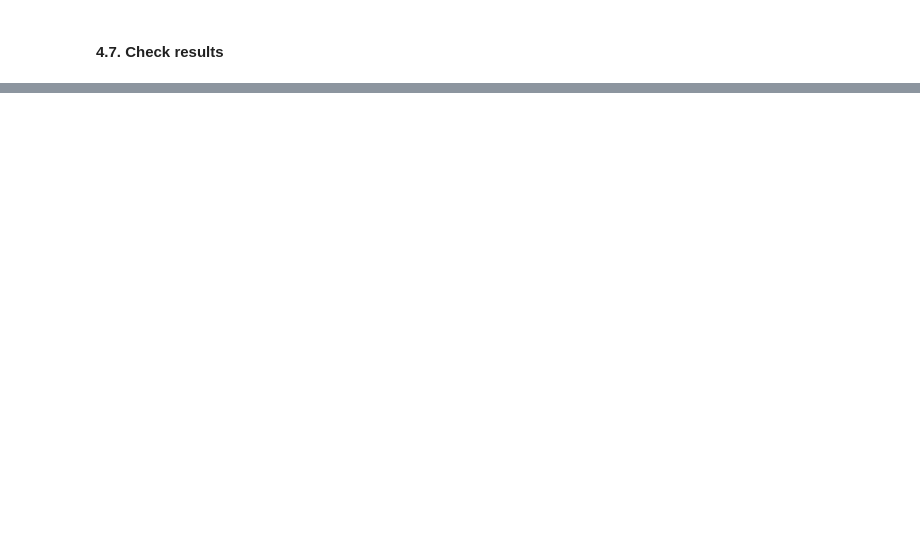
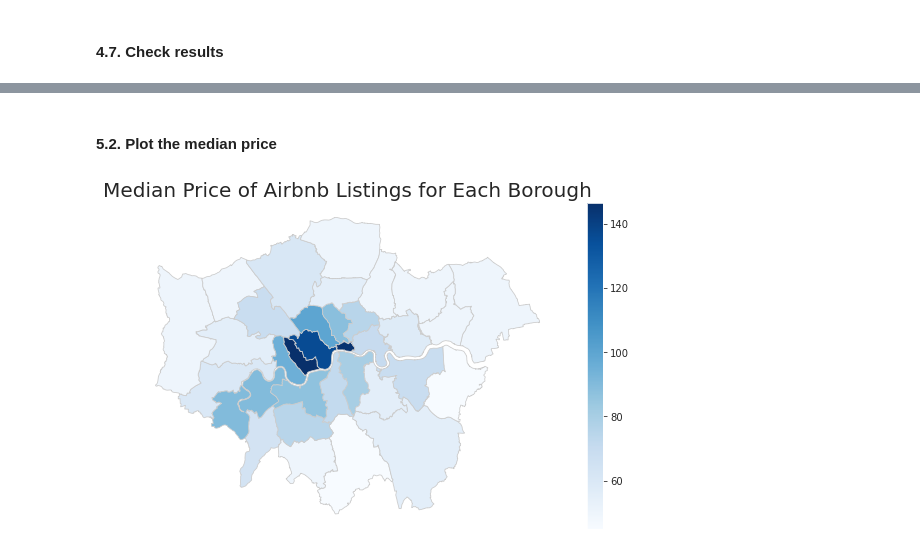
Before and after one commit to joeylizh/i2p, a Jupyter notebook: assessments/coursework3/Assessment_3_Reproducible_Analysis.ipynb, the cells around one changed output, grey strips where cells are left out. Cells and saved outputs as stored; diff of their text form; code cells hidden in the pictures; blank space fills up the shorter version.

```diff
--- a/assessments/coursework3/Assessment_3_Reproducible_Analysis.ipynb
+++ b/assessments/coursework3/Assessment_3_Reproducible_Analysis.ipynb
@@ -212,0 +314,8 @@ boros.plot(ax=ax, edgecolor='r', facecolor='None', alpha=0.5);
+# %%
+la_airbnb_price = gdf_la.groupby('NAME').agg({'price':['median']}).reset_index()
+# median price of airbnb for each borough
+# %%
+# Fix the missing column name:
+la_airbnb_price.columns = la_airbnb_price.columns.get_level_values(0)
+la_airbnb_price.rename(columns={'':'NAME', 'price':'price_median'}, inplace=True)
+la_airbnb_price.head()
@@ -212,0 +329,3 @@ boros.plot(ax=ax, edgecolor='r', facecolor='None', alpha=0.5);
+# %%
+price_data = boros.set_index('NAME').join(la_airbnb_price.set_index('NAME'))
+price_data.head()
@@ -212,0 +340,21 @@ boros.plot(ax=ax, edgecolor='r', facecolor='None', alpha=0.5);
+# %% [markdown]
+#### 5.2. Plot the median price
+# %%
+# set a variable that will call whatever column we want to visualise on the map
+variable = 'price_median'
+
+# create figure and axes for Matplotlib
+fig, ax = plt.subplots(1, figsize=(10,6))
+
+price_data.plot(column=variable, cmap='Blues', linewidth=0.8, ax=ax, edgecolor='0.8', legend=True)
+
+ax.axis('off') # remove the axis
+
+ax.set_title('Median Price of Airbnb Listings for Each Borough', fontdict={'fontsize': '20', 'fontweight' : '3'}) # add a title
+
+fig.savefig('median_price.png', dpi=300)
+
+# Reference source for plotting:
+# https://towardsdatascience.com/lets-make-a-map-using-geopandas-pandas-and-matplotlib-to-make-a-chloropleth-map-dddc31c1983d
+# %% [output]
+[figure, added]
```
Also changed, not shown: parts of 46 cells of this notebook, 4 other files.
